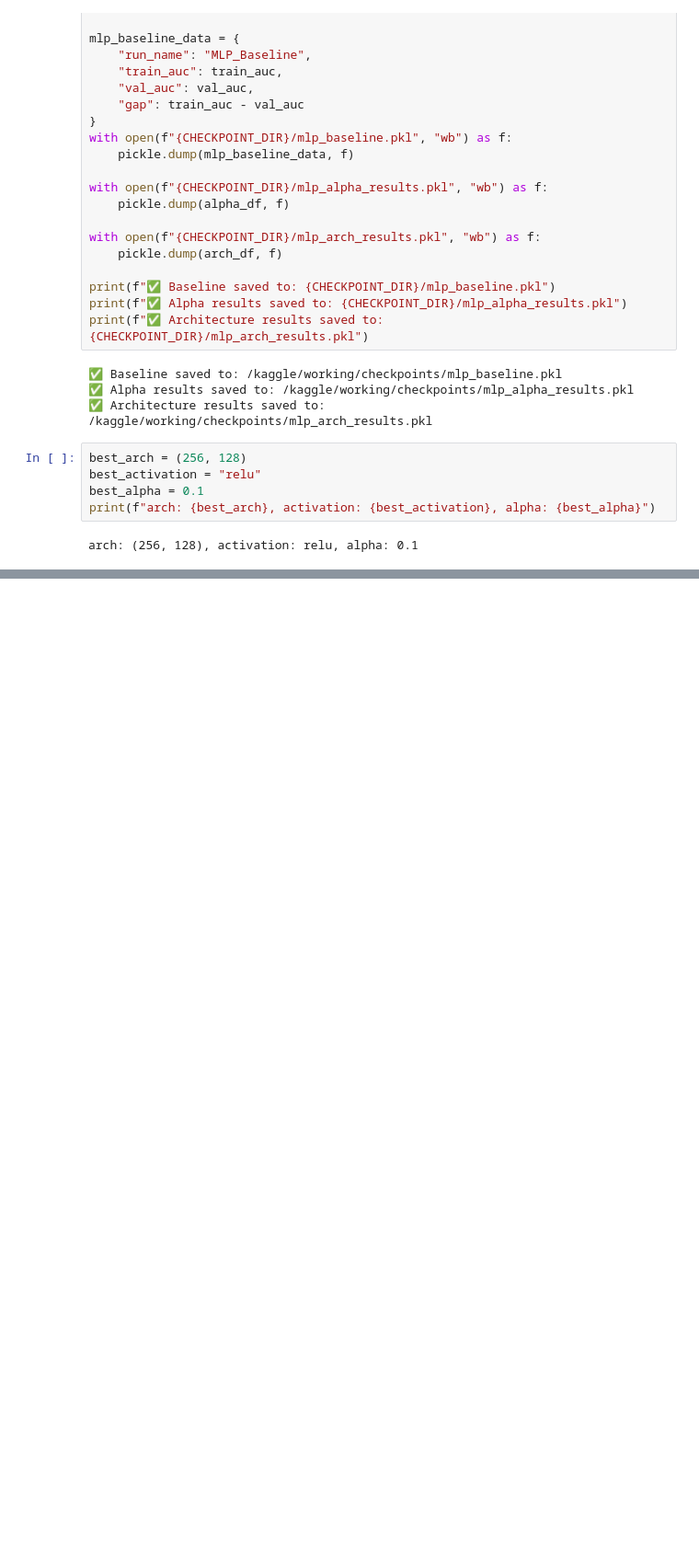
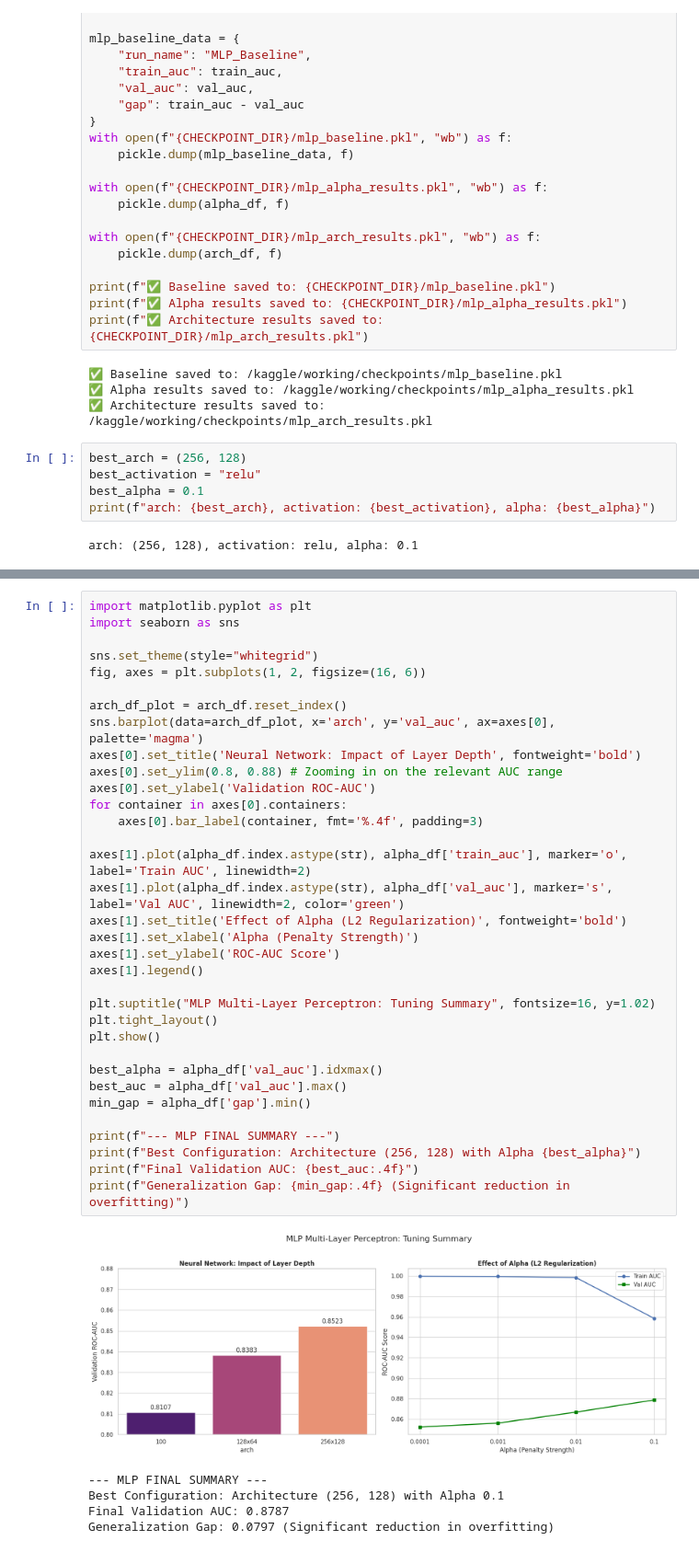
Before and after one commit to sophyrise/ieee-cis-fraud-detection, a Jupyter notebook: neural-networks.ipynb, the cells around one changed output, grey strips where cells are left out. Shown at 92% size. Saved outputs shown, nothing was run; the diff lists cells and outputs as text; blank space fills up the shorter version.

Commit message:
Kaggle Notebook | neural-networks | v5

```diff
--- a/neural-networks.ipynb
+++ b/neural-networks.ipynb
@@ -614,0 +626,40 @@ NameError: name 'mlflow' is not defined
+# %%
+import matplotlib.pyplot as plt
+import seaborn as sns
+
+sns.set_theme(style="whitegrid")
+fig, axes = plt.subplots(1, 2, figsize=(16, 6))
+
+arch_df_plot = arch_df.reset_index()
+sns.barplot(data=arch_df_plot, x='arch', y='val_auc', ax=axes[0], palette='magma')
+axes[0].set_title('Neural Network: Impact of Layer Depth', fontweight='bold')
+axes[0].set_ylim(0.8, 0.88) # Zooming in on the relevant AUC range
+axes[0].set_ylabel('Validation ROC-AUC')
+for container in axes[0].containers:
+    axes[0].bar_label(container, fmt='%.4f', padding=3)
+
+axes[1].plot(alpha_df.index.astype(str), alpha_df['train_auc'], marker='o', label='Train AUC', linewidth=2)
+axes[1].plot(alpha_df.index.astype(str), alpha_df['val_auc'], marker='s', label='Val AUC', linewidth=2, color='green')
+axes[1].set_title('Effect of Alpha (L2 Regularization)', fontweight='bold')
+axes[1].set_xlabel('Alpha (Penalty Strength)')
+axes[1].set_ylabel('ROC-AUC Score')
+axes[1].legend()
+
+plt.suptitle("MLP Multi-Layer Perceptron: Tuning Summary", fontsize=16, y=1.02)
+plt.tight_layout()
+plt.show()
+
+best_alpha = alpha_df['val_auc'].idxmax()
+best_auc = alpha_df['val_auc'].max()
+min_gap = alpha_df['gap'].min()
+
+print(f"--- MLP FINAL SUMMARY ---")
+print(f"Best Configuration: Architecture (256, 128) with Alpha {best_alpha}")
+print(f"Final Validation AUC: {best_auc:.4f}")
+print(f"Generalization Gap: {min_gap:.4f} (Significant reduction in overfitting)")
+# %% [output]
+[figure, added]
+--- MLP FINAL SUMMARY ---
+Best Configuration: Architecture (256, 128) with Alpha 0.1
+Final Validation AUC: 0.8787
+Generalization Gap: 0.0797 (Significant reduction in overfitting)
```
Also changed, not shown: parts of 12 cells of this notebook.
